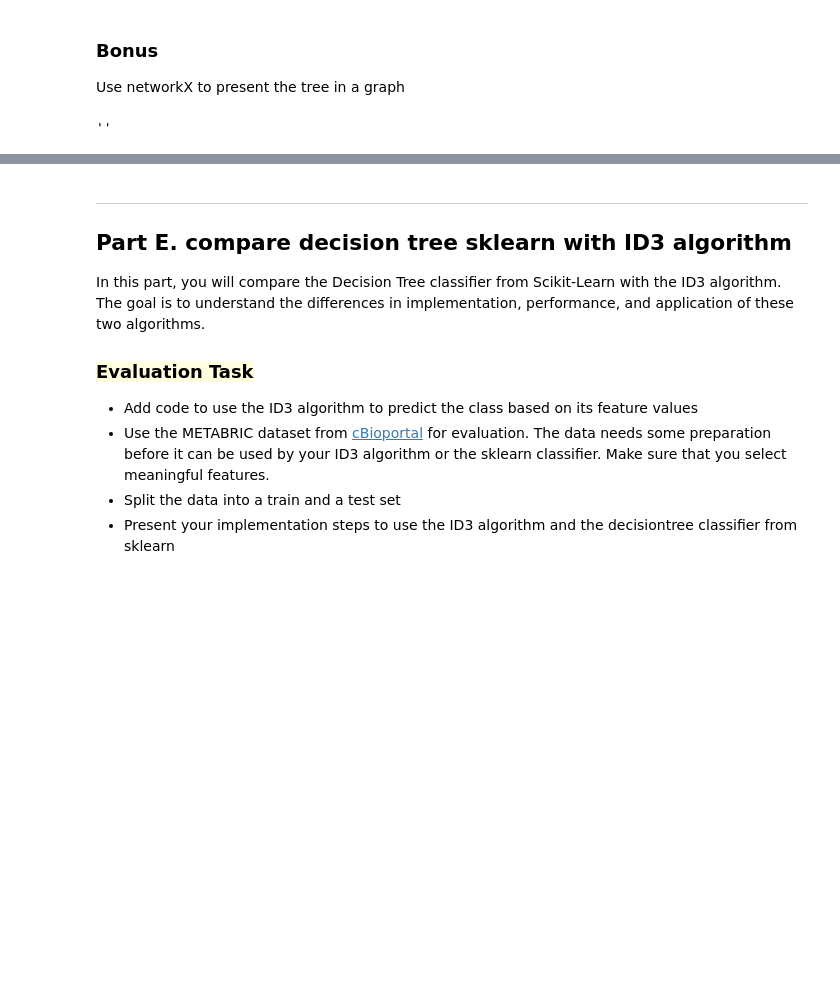
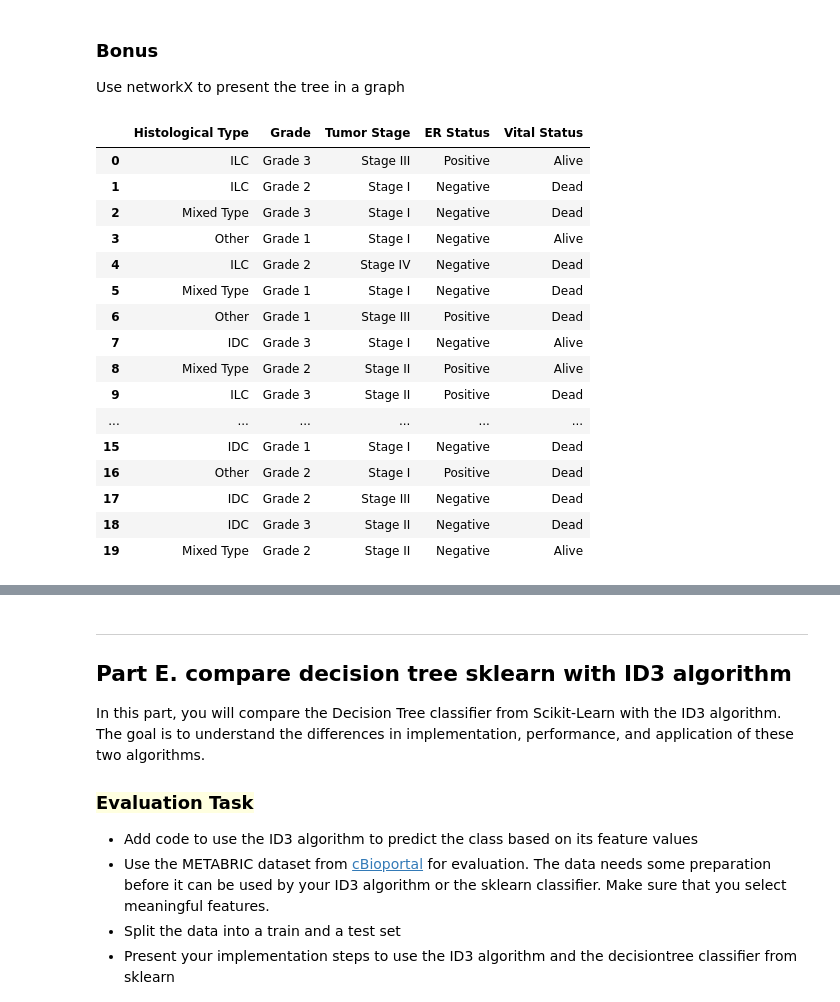
Before and after one commit to jippesilvius/datascience5, a Jupyter notebook: classification/Assignment_Classification.ipynb, the cells around one changed output, grey strips where cells are left out. Cells and saved outputs as stored; diff of their text form; code cells hidden in the pictures; blank space fills up the shorter version.

```diff
--- a/classification/Assignment_Classification.ipynb
+++ b/classification/Assignment_Classification.ipynb
@@ -507,10 +521,27 @@ A more fancy plot can be created using the `plotter.create_plot(decision_tree)`
 Use networkX to present the tree in a graph
 # %%
 # YOUR CODE HERE TO IMPORT THE SAMPLE.TXT DATASET
-data = ''
+import pandas as pd
+data = pd.read_csv('sample.txt', delimiter='\t')
 data
 # %% [output]
-''
+|  | Histological Type | Grade | Tumor Stage | ER Status | Vital Status |
+| 0 | ILC | Grade 3 | Stage III | Positive | Alive |
+| 1 | ILC | Grade 2 | Stage I | Negative | Dead |
+| 2 | Mixed Type | Grade 3 | Stage I | Negative | Dead |
+| 3 | Other | Grade 1 | Stage I | Negative | Alive |
+| 4 | ILC | Grade 2 | Stage IV | Negative | Dead |
+| 5 | Mixed Type | Grade 1 | Stage I | Negative | Dead |
+| 6 | Other | Grade 1 | Stage III | Positive | Dead |
+| 7 | IDC | Grade 3 | Stage I | Negative | Alive |
+| 8 | Mixed Type | Grade 2 | Stage II | Positive | Alive |
+| 9 | ILC | Grade 3 | Stage II | Positive | Dead |
+| ... | ... | ... | ... | ... | ... |
+| 15 | IDC | Grade 1 | Stage I | Negative | Dead |
+| 16 | Other | Grade 2 | Stage I | Positive | Dead |
+| 17 | IDC | Grade 2 | Stage III | Negative | Dead |
+| 18 | IDC | Grade 3 | Stage II | Negative | Dead |
+| 19 | Mixed Type | Grade 2 | Stage II | Negative | Alive |
 # %%
 # YOUR CODE HERE
 
```
Also changed, not shown: parts of 3 cells of this notebook.
